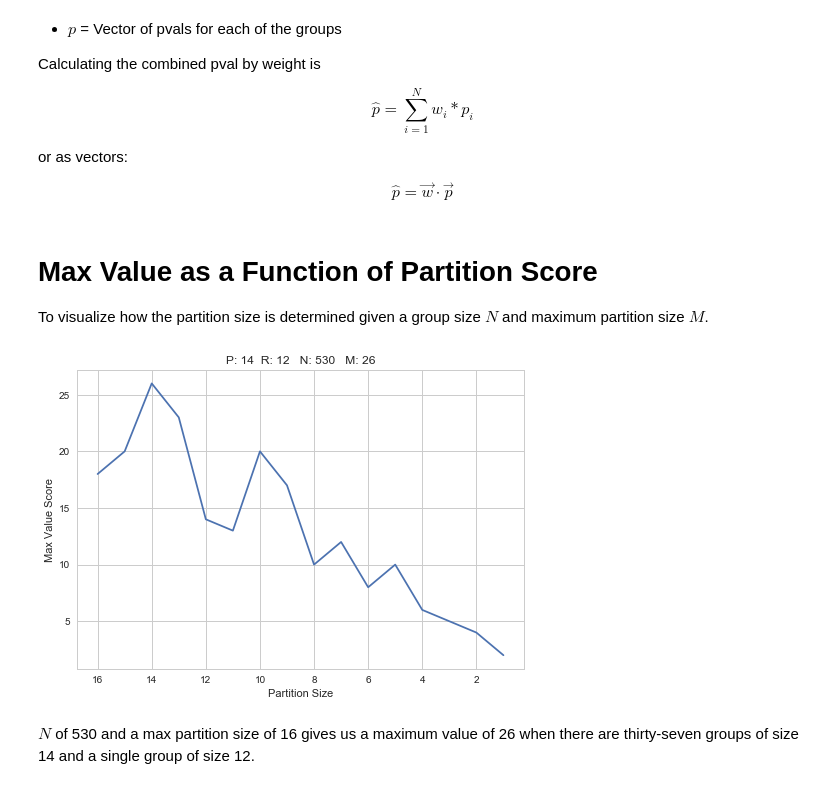
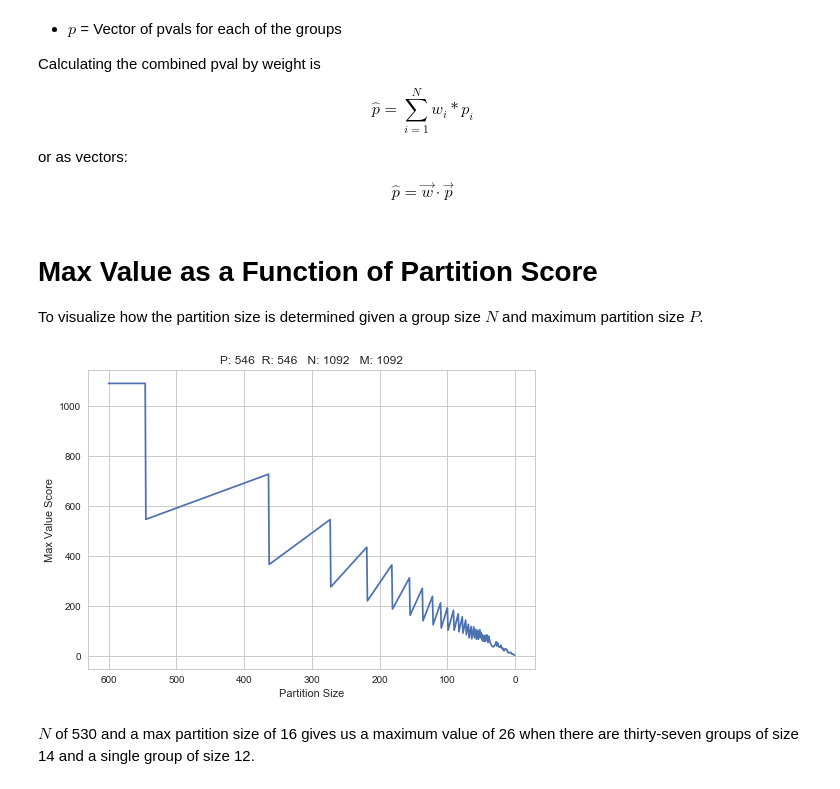
Before and after one commit to jvivian/rnaseq-recompute-analysis, a Jupyter notebook: notebooks/ranked_correlation/Pairwise-DESeq2-Partition-Method-and-Concordance.ipynb, the cells around one changed output. Drawn from its saved outputs; the diff is of its cells as text; code cells hidden in the pictures.

```diff
--- a/notebooks/ranked_correlation/Pairwise-DESeq2-Partition-Method-and-Concordance.ipynb
+++ b/notebooks/ranked_correlation/Pairwise-DESeq2-Partition-Method-and-Concordance.ipynb
@@ -151,7 +155,7 @@ $$ \hat{p} = \vec{w} \cdot \vec{p} $$
 # %% [markdown]
 # Max Value as a Function of Partition Score
 
-To visualize how the partition size is determined given a group size $N$ and maximum partition size $M$.
+To visualize how the partition size is determined given a group size $N$ and maximum partition size $P$.
 # %%
 def plot_max_val(N, max_partition):
     max_vals = []
@@ -174,9 +178,9 @@ def plot_max_val(N, max_partition):
     plt.xlabel('Partition Size')
     plt.ylabel('Max Value Score')
 # %%
-plot_max_val(N=530, max_partition=16)
+plot_max_val(N=1092, max_partition=600)
 # %% [output]
-[figure, old version]
+[figure, new version]
 # %% [markdown]
 $N$ of 530 and a max partition size of 16 gives us a maximum value of 26 when there are thirty-seven groups of size 14 and a single group of size 12.
 # %%
```
Also changed, not shown: parts of 5 cells of this notebook.
